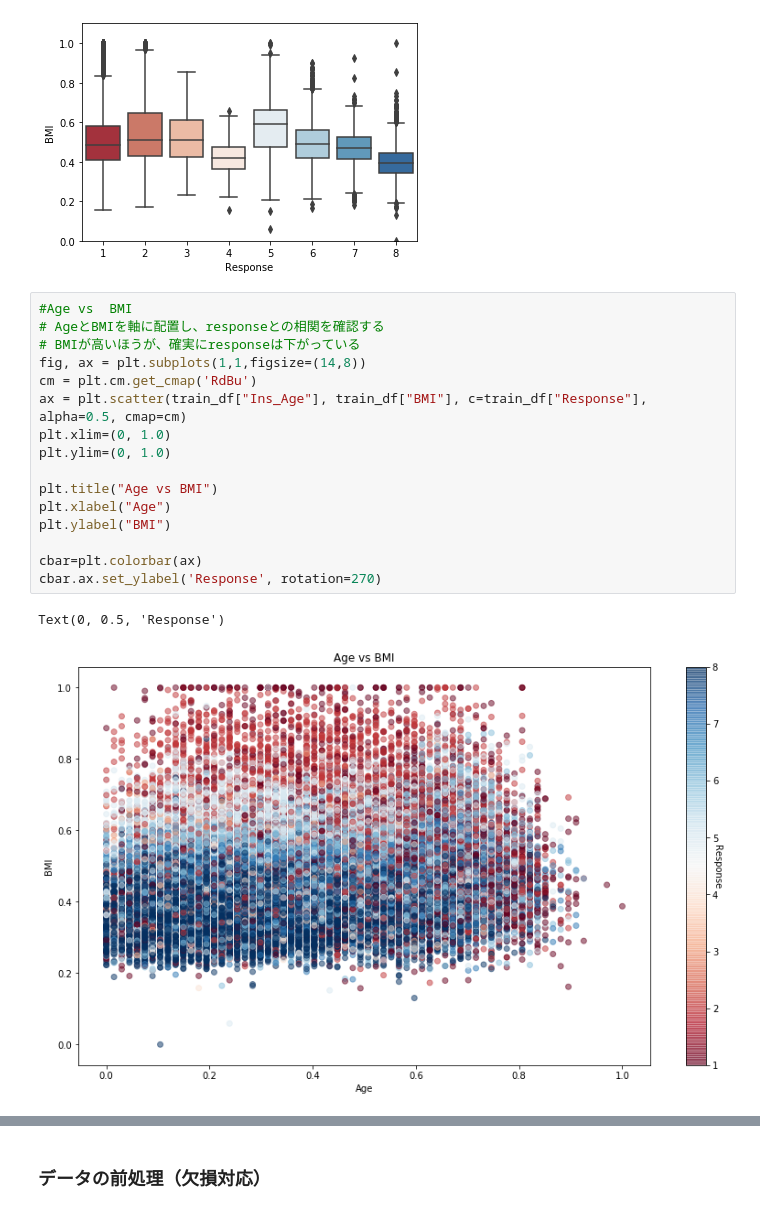
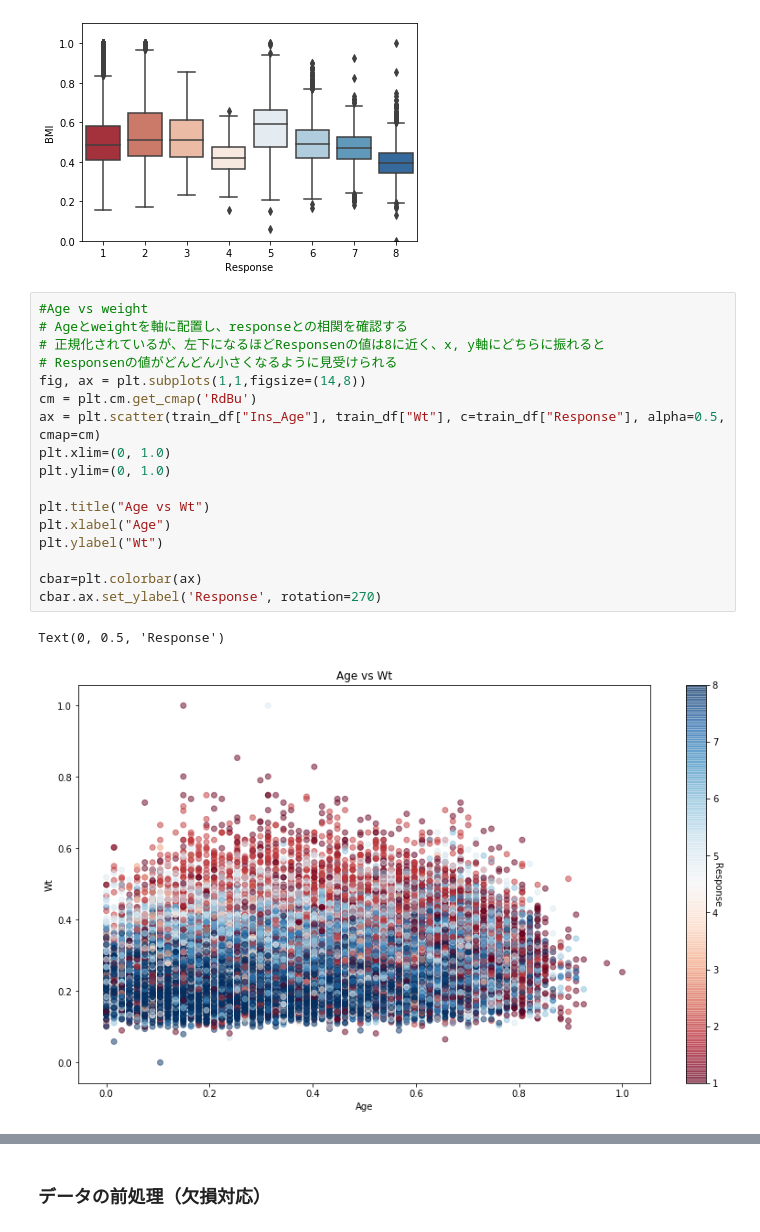
Before and after one commit to TakumiIwata/sample_notebook, a Jupyter notebook: life-insurance-assessment.ipynb, the cells around one changed output, grey strips where cells are left out. Drawn from its saved outputs; the diff is of its cells as text.

```diff
--- a/life-insurance-assessment.ipynb
+++ b/life-insurance-assessment.ipynb
@@ -242,23 +255,24 @@ ax.set(ylim=(0, 1.1))
 [(0, 1.1)]
 [figure]
 # %%
-#Age vs  BMI
-# AgeとBMIを軸に配置し、responseとの相関を確認する
-# BMIが高いほうが、確実にresponseは下がっている
+#Age vs weight
+# Ageとweightを軸に配置し、responseとの相関を確認する
+# 正規化されているが、左下になるほどResponsenの値は8に近く、x, y軸にどちらに振れると
+# Responsenの値がどんどん小さくなるように見受けられる
 fig, ax = plt.subplots(1,1,figsize=(14,8))
 cm = plt.cm.get_cmap('RdBu')
-ax = plt.scatter(train_df["Ins_Age"], train_df["BMI"], c=train_df["Response"], alpha=0.5, cmap=cm)
+ax = plt.scatter(train_df["Ins_Age"], train_df["Wt"], c=train_df["Response"], alpha=0.5, cmap=cm)
 plt.xlim=(0, 1.0)
 plt.ylim=(0, 1.0)
 
-plt.title("Age vs BMI")
+plt.title("Age vs Wt")
 plt.xlabel("Age")
-plt.ylabel("BMI")
+plt.ylabel("Wt")
 
 cbar=plt.colorbar(ax)
 cbar.ax.set_ylabel('Response', rotation=270)
 # %% [output]
 Text(0, 0.5, 'Response')
-[figure, old version]
+[figure, new version]
 # %%
 # 他のカラムと入れ替えて実施してみよう
```
Also changed, not shown: parts of 43 cells of this notebook.
